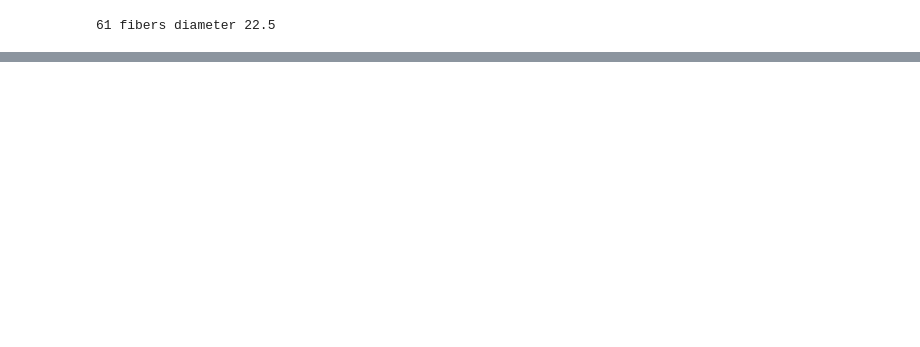
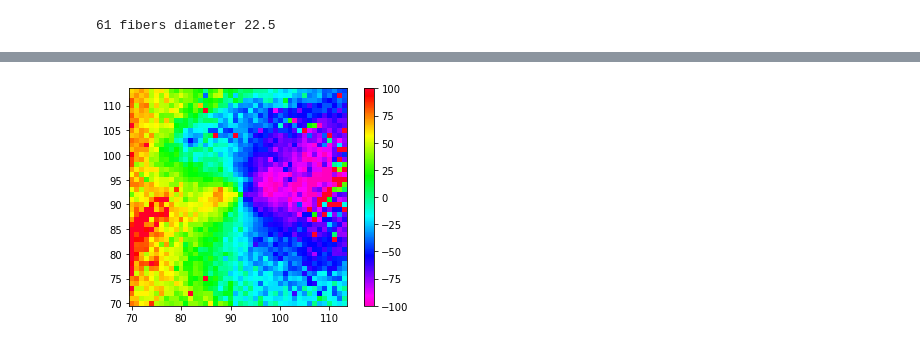
Before and after one commit to beckynevin/imaging_identification_mergers, a Jupyter notebook: Kin_prep_kinemetry.ipynb, the cells around one changed output, grey strips where cells are left out. Saved outputs shown, nothing was run; the diff lists cells and outputs as text; code cells hidden in the pictures; blank space fills up the shorter version.

Commit message:
It's looking good but I need to add in a part to plot the galaxy and the kinematic PA and the imaging PA (probably an overlay of contours.

```diff
--- a/Kin_prep_kinemetry.ipynb
+++ b/Kin_prep_kinemetry.ipynb
@@ -74,6 +81,6 @@ print(n_fibers,'fibers', 'diameter', dia)
 print(os.getcwd())
 os.chdir(os.path.expanduser('/Volumes/My Passport for Mac/LAURA_Sims/q0.5_fg0.3_allrx10_sunruns/hirestest_kin/Figs')) # path to the simulated images
 print(os.getcwd())
-old_kin='kinemetry_input_append_51.txt'
-size=53
+old_kin='kinemetry_input_append_51_0.txt'
+size=183
 # %% [output]
@@ -132 +185,66 @@ cen_x=size/2
+# %%
+'''
+So now I need to mask out everything that is False in inside
+'''
+
+stel_vel=np.zeros((size,size))
+stel_vel_e=np.zeros((size,size))
+stel_disp=np.zeros((size,size))
+stel_disp_e=np.zeros((size,size))
+
+x_list_after=[]
+y_list_after=[]
+vel_list_after=[]
+vel_e_list_after=[]
+sig_list_after=[]
+sig_e_list_after=[]
+
+for i in range(len(inside)):
+    if inside[i]==True:
+
+        '''Then do all the stuff'''
+        x_list_after.append(x_list[i])
+        y_list_after.append(y_list[i])
+        vel_list_after.append(vel_list[i])
+        vel_e_list_after.append(vel_e_list[i])
+        sig_list_after.append(sig_list[i])
+        sig_e_list_after.append(sig_e_list[i])
+
+        xs=x_list[i]
+        ys=y_list[i]
+
+        '''if float(words[2]) != 0 and float(words[4]) != 0:
+
+            if abs(float(words[3])/float(words[2])) < 10 and abs(float(words[5])/float(words[4])) < 10:
+             '''
+        stel_vel[xs,ys] = vel_list[i]
+        stel_vel_e[xs,ys] = vel_e_list[i]
+
+        stel_disp[xs,ys] = sig_list[i]
+        stel_disp_e[xs,ys] = sig_e_list[i]
+
+        '''else:
+                stel_vel[xs,ys] = 0
+                stel_vel_e[xs,ys] = 0
+
+                stel_disp[xs,ys] = 0
+                stel_disp_e[xs,ys] = 0'''
+
+
+
+rotated= stel_vel#np.flipud(np.rot90(
+rotated=ma.masked_where(rotated==0, rotated)
+
+rotated_sig= stel_disp
+rotated_sig=ma.masked_where(rotated==0, rotated_sig)
+plt.imshow(rotated, vmin=-100, vmax=100, cmap='gist_rainbow_r')
+plt.colorbar()
+plt.xlim([size/2-(dia-0.5),size/2+(dia-0.5)])
+plt.ylim([size/2-(dia-0.5),size/2+(dia-0.5)])
+plt.show()
+
+cen_x=size/2
+cen_y=size/2
+# %% [output]
+[figure, added]
 # %%
```
Also changed, not shown: parts of 7 cells of this notebook.
